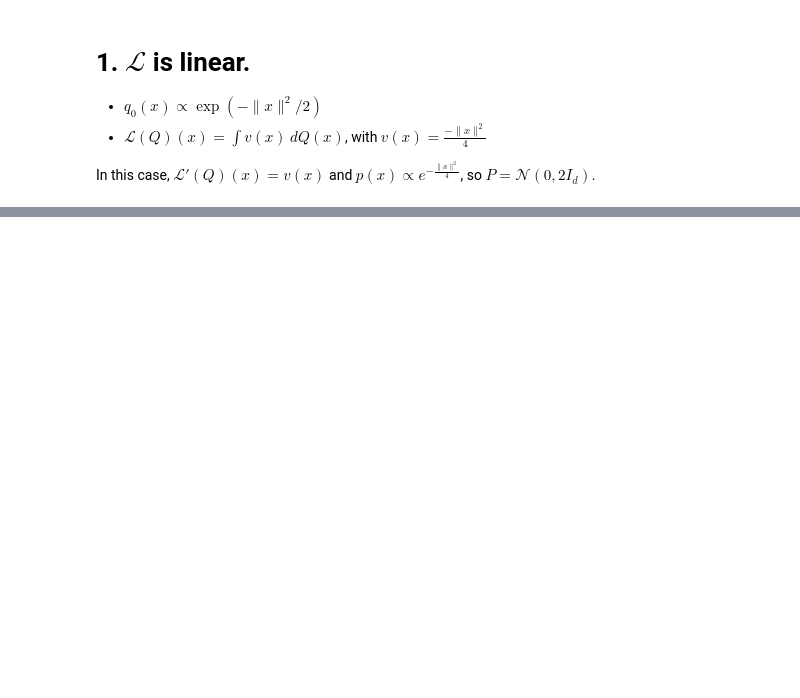
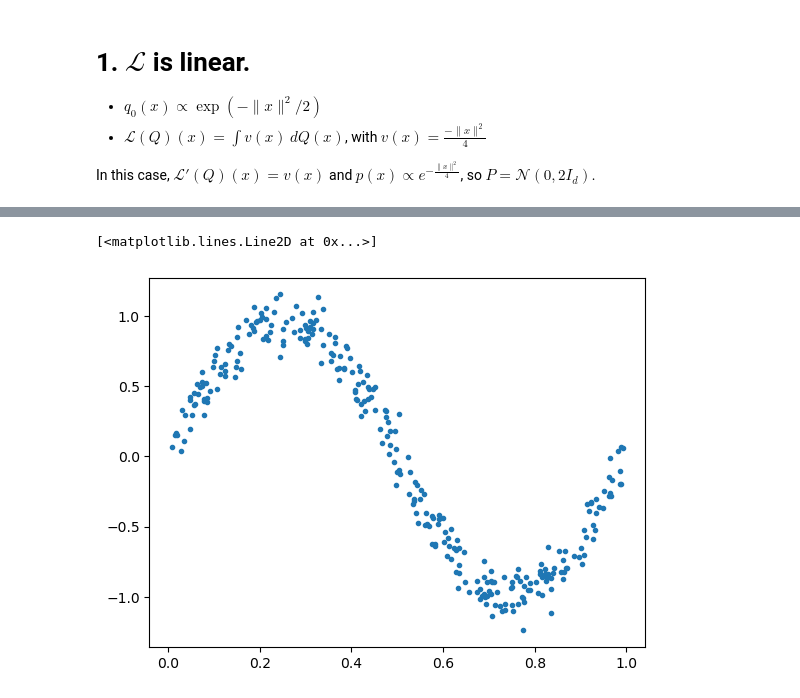
Before and after one commit to congyewang/kgd-code, a Jupyter notebook: ext_samp_notebook.ipynb, the cells around one changed output, grey strips where cells are left out. Saved outputs shown, nothing was run; the diff lists cells and outputs as text; code cells hidden in the pictures; blank space fills up the shorter version.

```diff
--- a/ext_samp_notebook.ipynb
+++ b/ext_samp_notebook.ipynb
@@ -90,0 +145,2 @@ plt.legend()
+# %%
+device_name = "cpu"
@@ -90,0 +187,29 @@ plt.legend()
+# %%
+
+def generate_data(key, s, N, noise_std=0.1):
+    key_z, key_noise = random.split(key)
+
+    Z = random.uniform(key_z, (N, s),minval = 0,maxval=1.0)  # uniform distribution [-1,1]
+
+    #explanation function
+    def f(z):
+        return jnp.sin(2 * jnp.pi * z[:,0])#, 0]) + 0.5 * Z[:, 1]**2 - jnp.exp(-Z[:, 2])
+
+    Y_clean = f(Z)
+
+    # noise
+    noise = noise_std * random.normal(key_noise, shape=Y_clean.shape)
+    Y= Y_clean + noise
+
+    return Z, Y
+
+N = 300
+s=1 #input dimension
+key_data = random.PRNGKey(8)
+Z,Y = generate_data(key_data,s, N, noise_std=0.1) # put more noise
+device = jax.devices(device_name)[0]
+Z, Y = jax.device_put((Z, Y), device)
+plt.plot(Z,Y,".")
+# %% [output]
+[<matplotlib.lines.Line2D at 0x...>]
+[figure, added]
```
Also changed, not shown: parts of 11 cells of this notebook, 3 other files.
